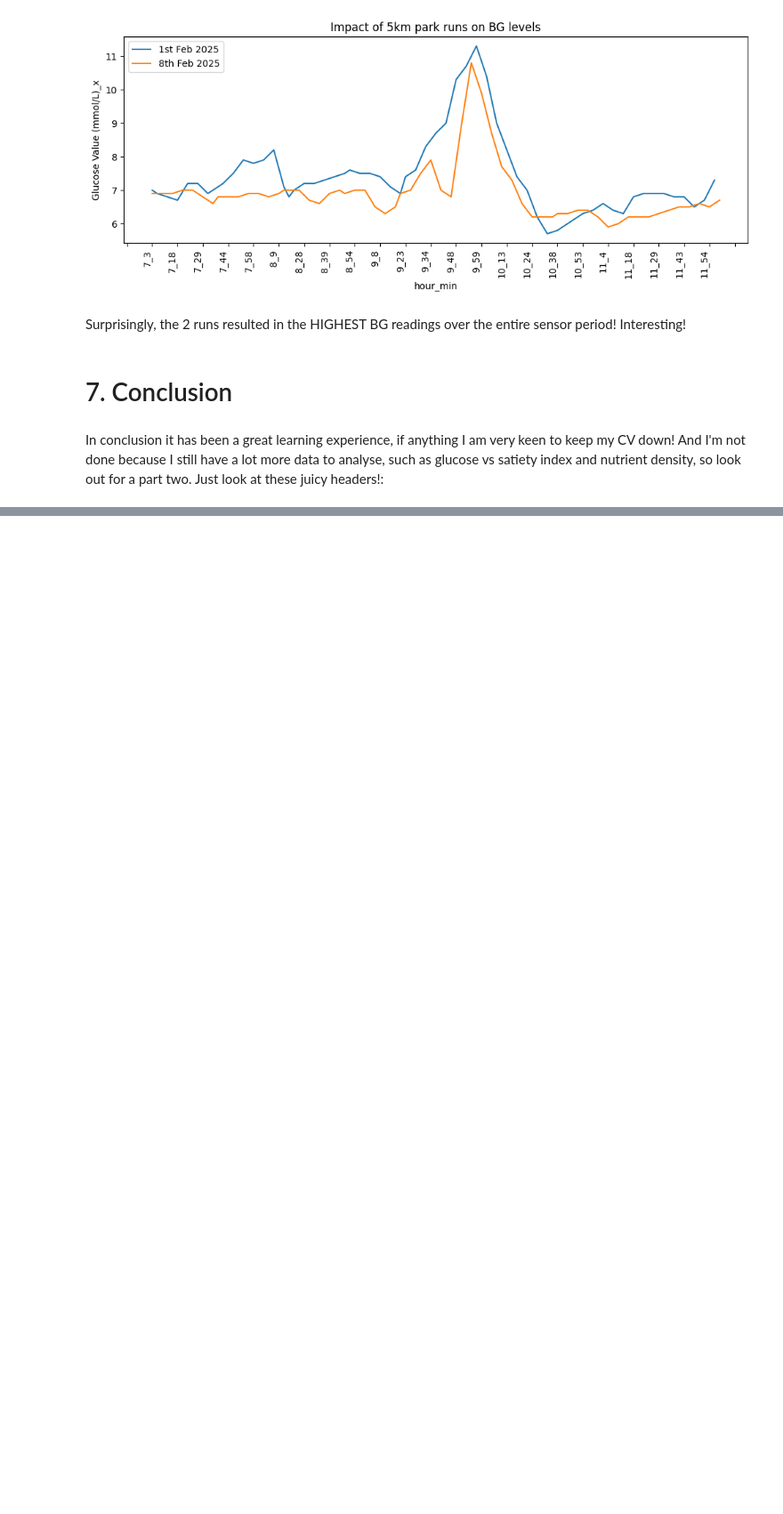
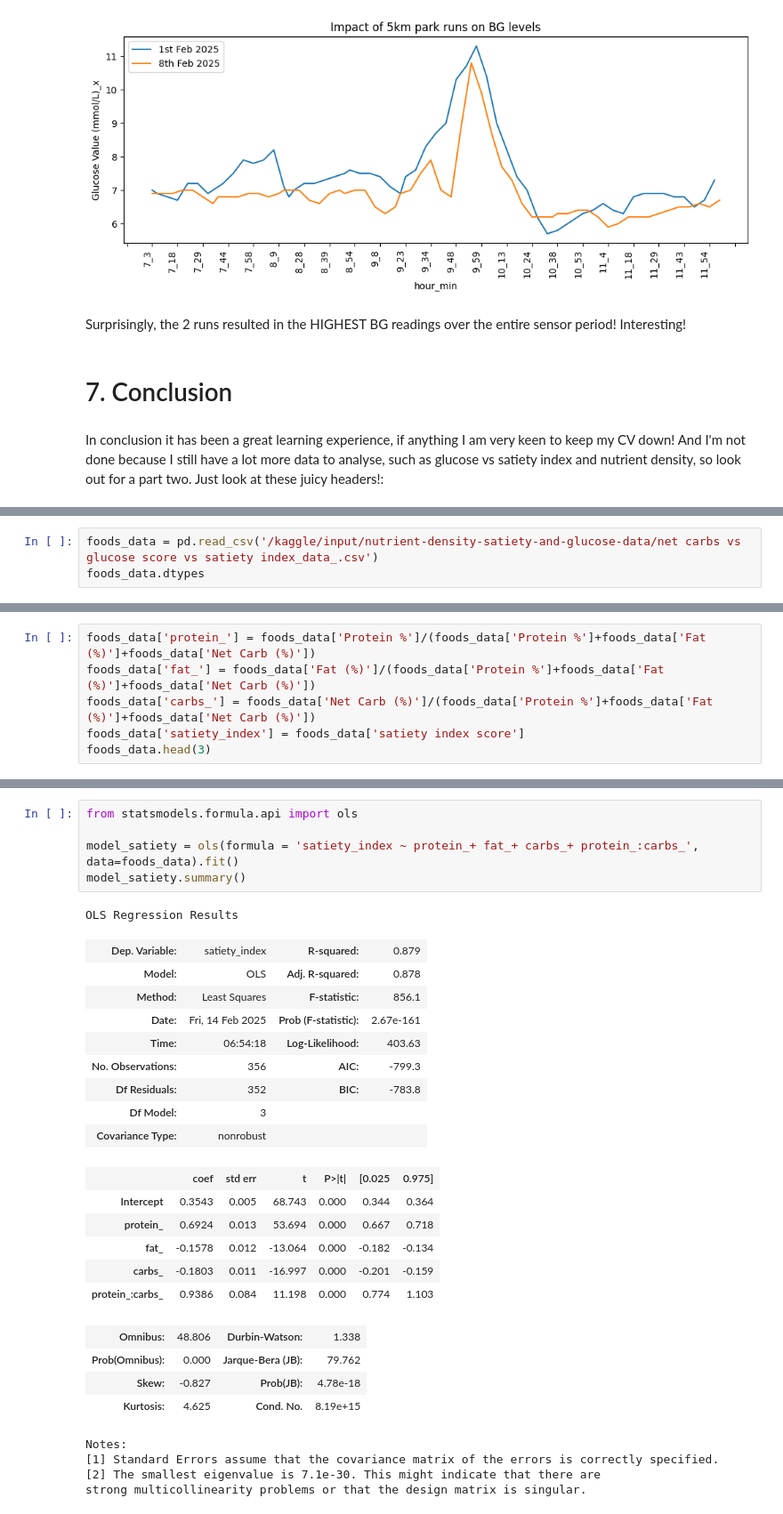
Before and after one commit to Usul1980/Dexcom-G7-analysis, a Jupyter notebook: dexcom-g7-cgm-vs-carbs-vs-exercise.ipynb, the cells around one changed output, grey strips where cells are left out. Shown at 89% size. Drawn from its saved outputs; the diff is of its cells as text; blank space fills up the shorter version.

```diff
--- a/dexcom-g7-cgm-vs-carbs-vs-exercise.ipynb
+++ b/dexcom-g7-cgm-vs-carbs-vs-exercise.ipynb
@@ -265,0 +267,3 @@ diet.head(10)
+# %%
+foods_data = pd.read_csv('/kaggle/input/nutrient-density-satiety-and-glucose-data/net carbs vs glucose score vs satiety index_data_.csv')
+foods_data.dtypes
@@ -265,0 +288,6 @@ diet.head(10)
+# %%
+foods_data['protein_'] = foods_data['Protein %']/(foods_data['Protein %']+foods_data['Fat (%)']+foods_data['Net Carb (%)'])
+foods_data['fat_'] = foods_data['Fat (%)']/(foods_data['Protein %']+foods_data['Fat (%)']+foods_data['Net Carb (%)'])
+foods_data['carbs_'] = foods_data['Net Carb (%)']/(foods_data['Protein %']+foods_data['Fat (%)']+foods_data['Net Carb (%)'])
+foods_data['satiety_index'] = foods_data['satiety index score']
+foods_data.head(3)
@@ -265,0 +300,30 @@ diet.head(10)
+# %%
+from statsmodels.formula.api import ols
+
+model_satiety = ols(formula = 'satiety_index ~ protein_+ fat_+ carbs_+ protein_:carbs_', data=foods_data).fit()
+model_satiety.summary()
+# %% [output]
+OLS Regression Results
+| Dep. Variable: | satiety_index | R-squared: | 0.879 |
+| Model: | OLS | Adj. R-squared: | 0.878 |
+| Method: | Least Squares | F-statistic: | 856.1 |
+| Date: | Fri, 14 Feb 2025 | Prob (F-statistic): | 2.67e-161 |
+| Time: | 06:54:18 | Log-Likelihood: | 403.63 |
+| No. Observations: | 356 | AIC: | -799.3 |
+| Df Residuals: | 352 | BIC: | -783.8 |
+| Df Model: | 3 |  |  |
+| Covariance Type: | nonrobust |  |  |
+|  | coef | std err | t | P>|t| | [0.025 | 0.975] |
+| Intercept | 0.3543 | 0.005 | 68.743 | 0.000 | 0.344 | 0.364 |
+| protein_ | 0.6924 | 0.013 | 53.694 | 0.000 | 0.667 | 0.718 |
+| fat_ | -0.1578 | 0.012 | -13.064 | 0.000 | -0.182 | -0.134 |
+| carbs_ | -0.1803 | 0.011 | -16.997 | 0.000 | -0.201 | -0.159 |
+| protein_:carbs_ | 0.9386 | 0.084 | 11.198 | 0.000 | 0.774 | 1.103 |
+| Omnibus: | 48.806 | Durbin-Watson: | 1.338 |
+| Prob(Omnibus): | 0.000 | Jarque-Bera (JB): | 79.762 |
+| Skew: | -0.827 | Prob(JB): | 4.78e-18 |
+| Kurtosis: | 4.625 | Cond. No. | 8.19e+15 |
+Notes:
+[1] Standard Errors assume that the covariance matrix of the errors is correctly specified.
+[2] The smallest eigenvalue is 7.1e-30. This might indicate that there are
+strong multicollinearity problems or that the design matrix is singular.
```
Also changed, not shown: parts of 7 cells of this notebook.
